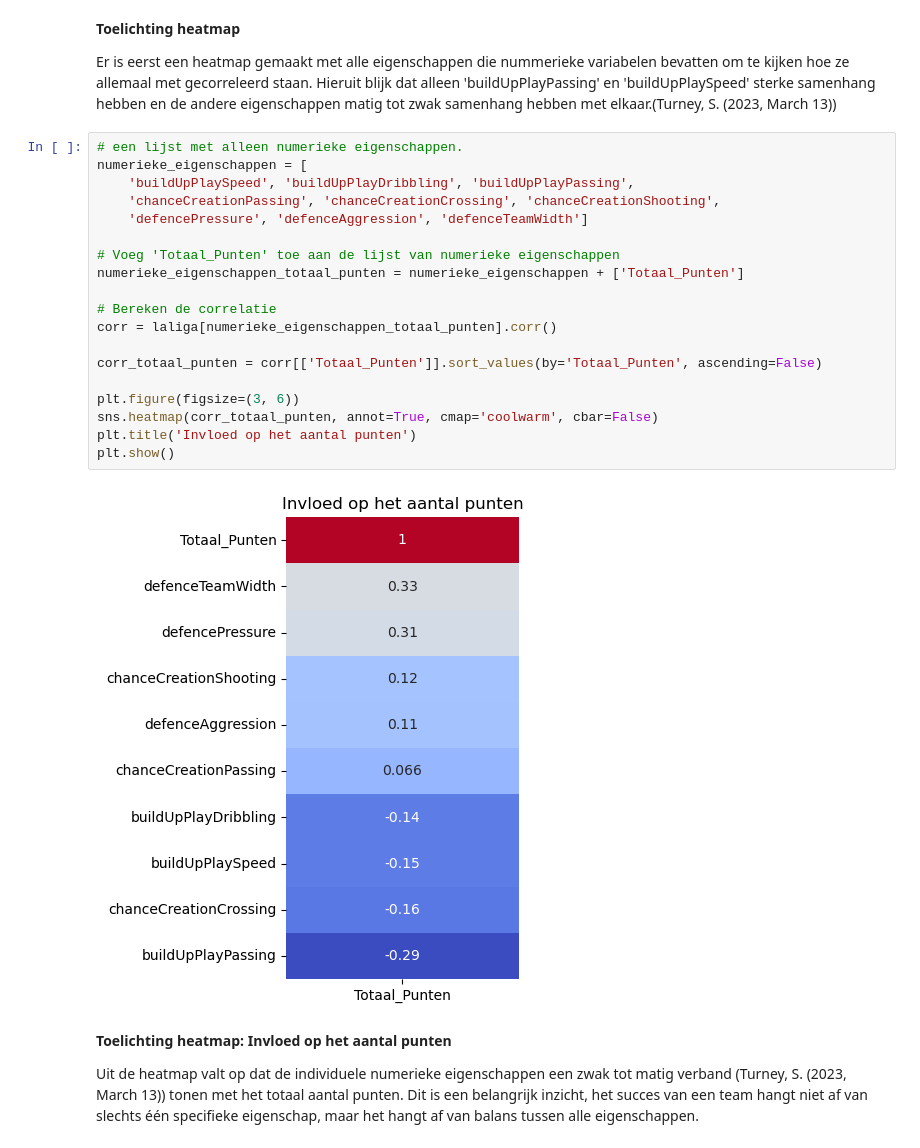
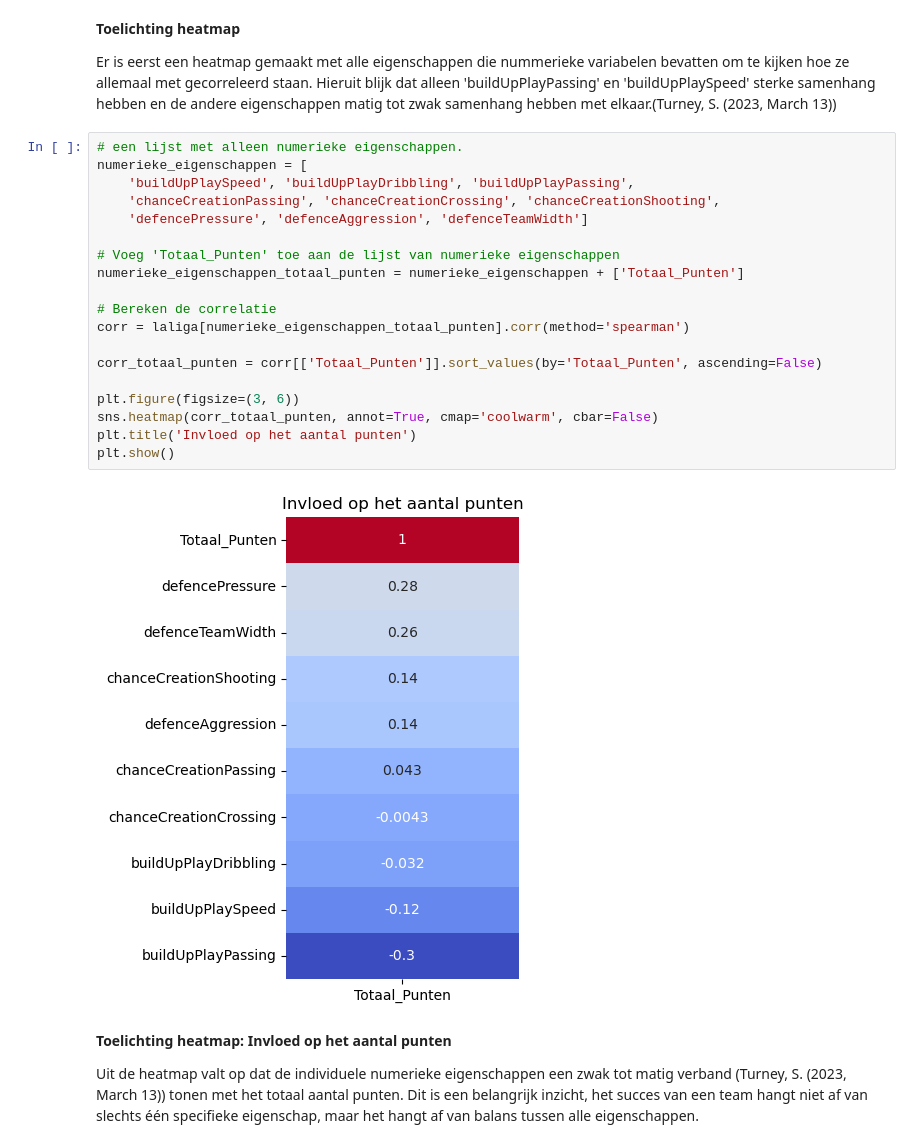
Before and after one commit to TijnD07/DataLab2-Sprint3, a Jupyter notebook: index.ipynb, the cells around one changed output. Drawn from its saved outputs; the diff is of its cells as text.

```diff
--- a/index.ipynb
+++ b/index.ipynb
@@ -351,24 +351,24 @@ Er is eerst een heatmap gemaakt met alle eigenschappen die nummerieke variabelen
 # %%
 # een lijst met alleen numerieke eigenschappen.
 numerieke_eigenschappen = [
     'buildUpPlaySpeed', 'buildUpPlayDribbling', 'buildUpPlayPassing',
     'chanceCreationPassing', 'chanceCreationCrossing', 'chanceCreationShooting',
     'defencePressure', 'defenceAggression', 'defenceTeamWidth']
 
 # Voeg 'Totaal_Punten' toe aan de lijst van numerieke eigenschappen
 numerieke_eigenschappen_totaal_punten = numerieke_eigenschappen + ['Totaal_Punten']
 
 # Bereken de correlatie
-corr = laliga[numerieke_eigenschappen_totaal_punten].corr()
+corr = laliga[numerieke_eigenschappen_totaal_punten].corr(method='spearman')
 
 corr_totaal_punten = corr[['Totaal_Punten']].sort_values(by='Totaal_Punten', ascending=False)
 
 plt.figure(figsize=(3, 6))
 sns.heatmap(corr_totaal_punten, annot=True, cmap='coolwarm', cbar=False)
 plt.title('Invloed op het aantal punten')
 plt.show()
 # %% [output]
-[figure, old version]
+[figure, new version]
 # %% [markdown]
 **Toelichting heatmap: Invloed op het aantal punten**
 
```
